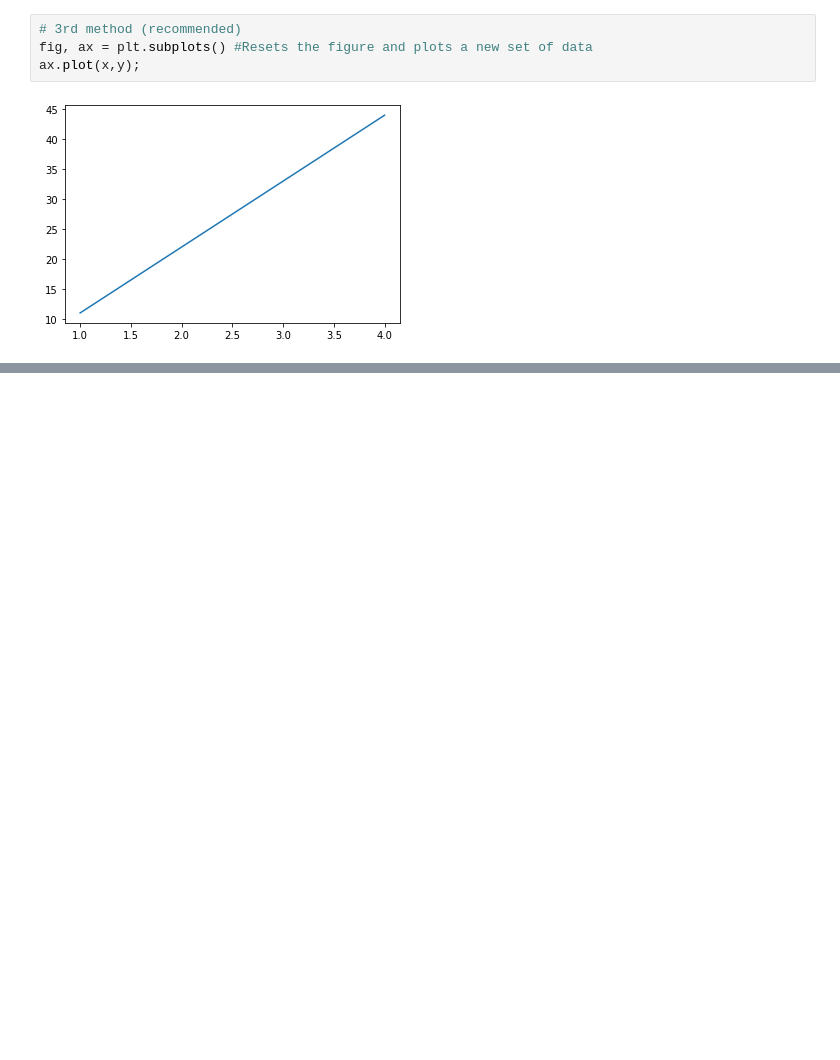
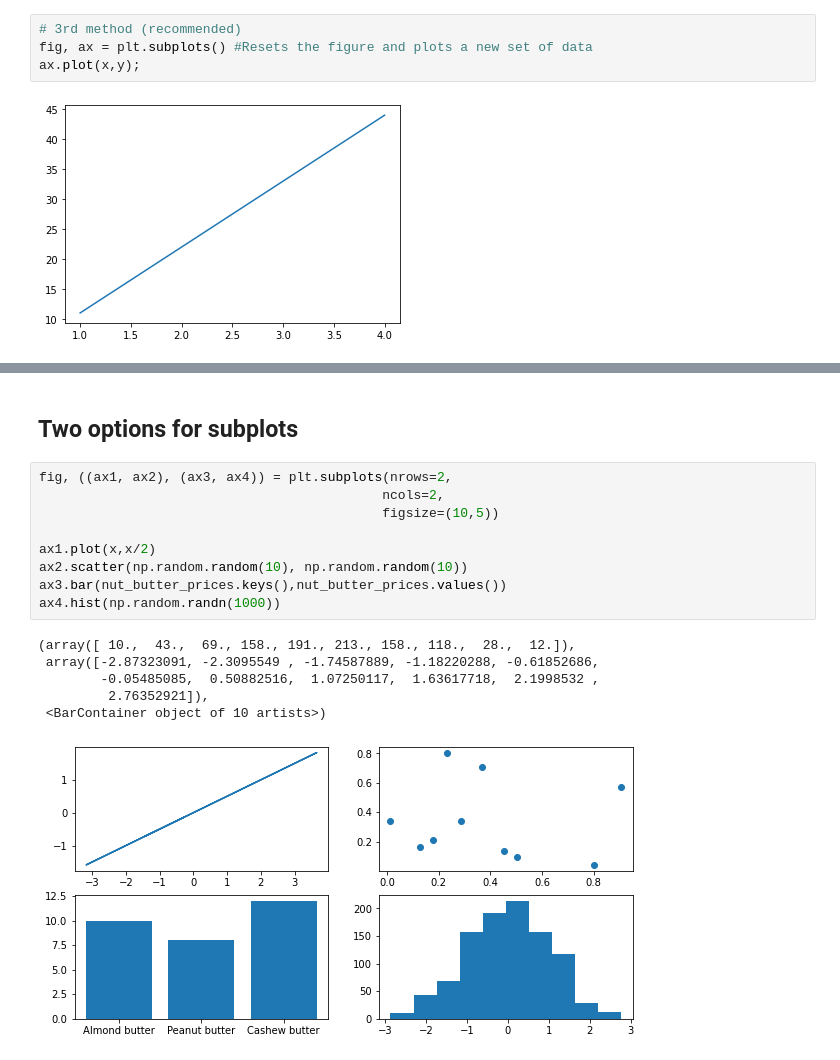
Before and after one commit to my-playing-field/data-science-demos, a Jupyter notebook: introduction-to-matplotlib.ipynb, the cells around one changed output, grey strips where cells are left out. Drawn from its saved outputs; the diff is of its cells as text; blank space fills up the shorter version.

```diff
--- a/introduction-to-matplotlib.ipynb
+++ b/introduction-to-matplotlib.ipynb
@@ -110,0 +128,18 @@ ax.set(title = "Dan's Nut Butter Store",
+# %% [markdown]
+## Two options for subplots
+# %%
+fig, ((ax1, ax2), (ax3, ax4)) = plt.subplots(nrows=2,
+                                            ncols=2,
+                                            figsize=(10,5))
+
+ax1.plot(x,x/2)
+ax2.scatter(np.random.random(10), np.random.random(10))
+ax3.bar(nut_butter_prices.keys(),nut_butter_prices.values())
+ax4.hist(np.random.randn(1000))
+# %% [output]
+(array([ 10.,  43.,  69., 158., 191., 213., 158., 118.,  28.,  12.]),
+ array([-2.87323091, -2.3095549 , -1.74587889, -1.18220288, -0.61852686,
+        -0.05485085,  0.50882516,  1.07250117,  1.63617718,  2.1998532 ,
+         2.76352921]),
+ <BarContainer object of 10 artists>)
+[figure, added]
```
Also changed, not shown: parts of 21 cells of this notebook.
